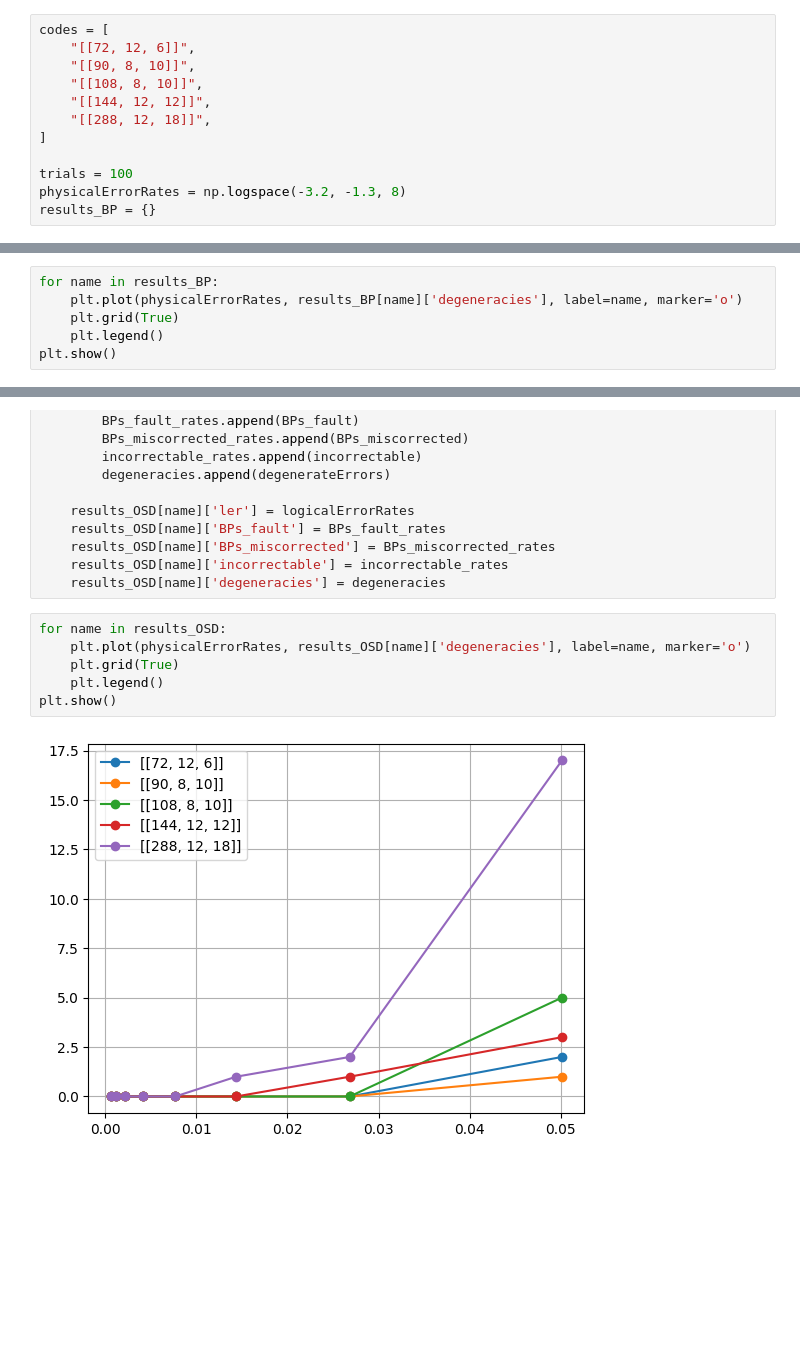
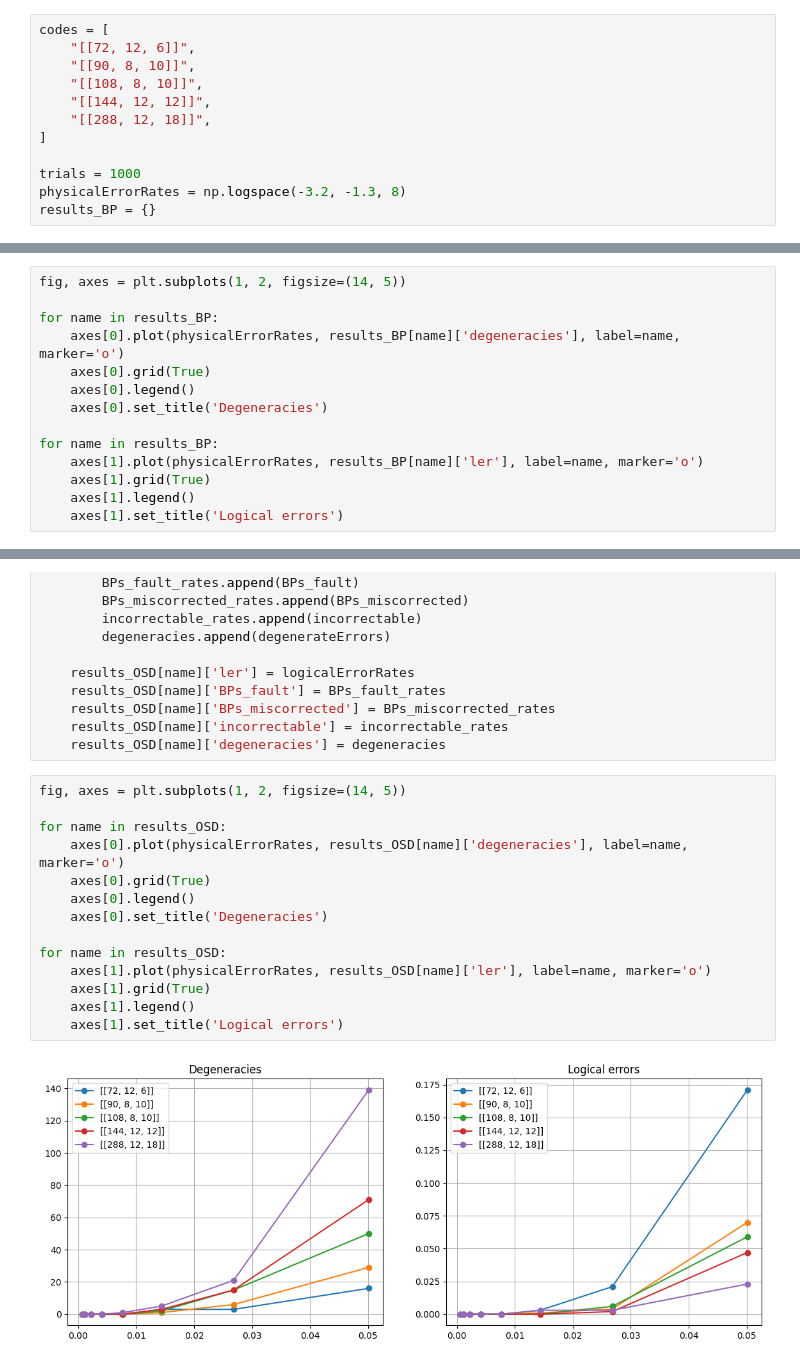
Before and after one commit to michelebanfi/qLDPC, a Jupyter notebook: notebooks/degeneracyCount.ipynb, the cells around one changed output, grey strips where cells are left out. Drawn from its saved outputs; the diff is of its cells as text; blank space fills up the shorter version.

Commit message:
degeneracies Vs ler

```diff
--- a/notebooks/degeneracyCount.ipynb
+++ b/notebooks/degeneracyCount.ipynb
@@ -17,7 +17,7 @@ codes = [
     "[[288, 12, 18]]",
 ]
 
-trials = 100
+trials = 1000
 physicalErrorRates = np.logspace(-3.2, -1.3, 8)
 results_BP = {}
 # %%
@@ -99,9 +99,3 @@ for code in tqdm.tqdm(codes):
     results_BP[name]['BPs_miscorrected'] = BPs_miscorrected_rates
     results_BP[name]['incorrectable'] = incorrectable_rates
     results_BP[name]['degeneracies'] = degeneracies
-# %%
-for name in results_BP:
-    plt.plot(physicalErrorRates, results_BP[name]['degeneracies'], label=name, marker='o')
-    plt.grid(True)
-    plt.legend()
-plt.show()
@@ -109,0 +102,14 @@ plt.show()
+# %%
+fig, axes = plt.subplots(1, 2, figsize=(14, 5))
+
+for name in results_BP:
+    axes[0].plot(physicalErrorRates, results_BP[name]['degeneracies'], label=name, marker='o')
+    axes[0].grid(True)
+    axes[0].legend()
+    axes[0].set_title('Degeneracies')
+
+for name in results_BP:
+    axes[1].plot(physicalErrorRates, results_BP[name]['ler'], label=name, marker='o')
+    axes[1].grid(True)
+    axes[1].legend()
+    axes[1].set_title('Logical errors')
@@ -190,11 +198,19 @@ for code in tqdm.tqdm(codes):
     results_OSD[name]['incorrectable'] = incorrectable_rates
     results_OSD[name]['degeneracies'] = degeneracies
 # %%
+fig, axes = plt.subplots(1, 2, figsize=(14, 5))
+
 for name in results_OSD:
-    plt.plot(physicalErrorRates, results_OSD[name]['degeneracies'], label=name, marker='o')
-    plt.grid(True)
-    plt.legend()
-plt.show()
+    axes[0].plot(physicalErrorRates, results_OSD[name]['degeneracies'], label=name, marker='o')
+    axes[0].grid(True)
+    axes[0].legend()
+    axes[0].set_title('Degeneracies')
+
+for name in results_OSD:
+    axes[1].plot(physicalErrorRates, results_OSD[name]['ler'], label=name, marker='o')
+    axes[1].grid(True)
+    axes[1].legend()
+    axes[1].set_title('Logical errors')
 # %% [output]
-[figure, old version]
+[figure, new version]
 # %%
```
Also changed, not shown: parts of 5 cells of this notebook, 2 other files.
